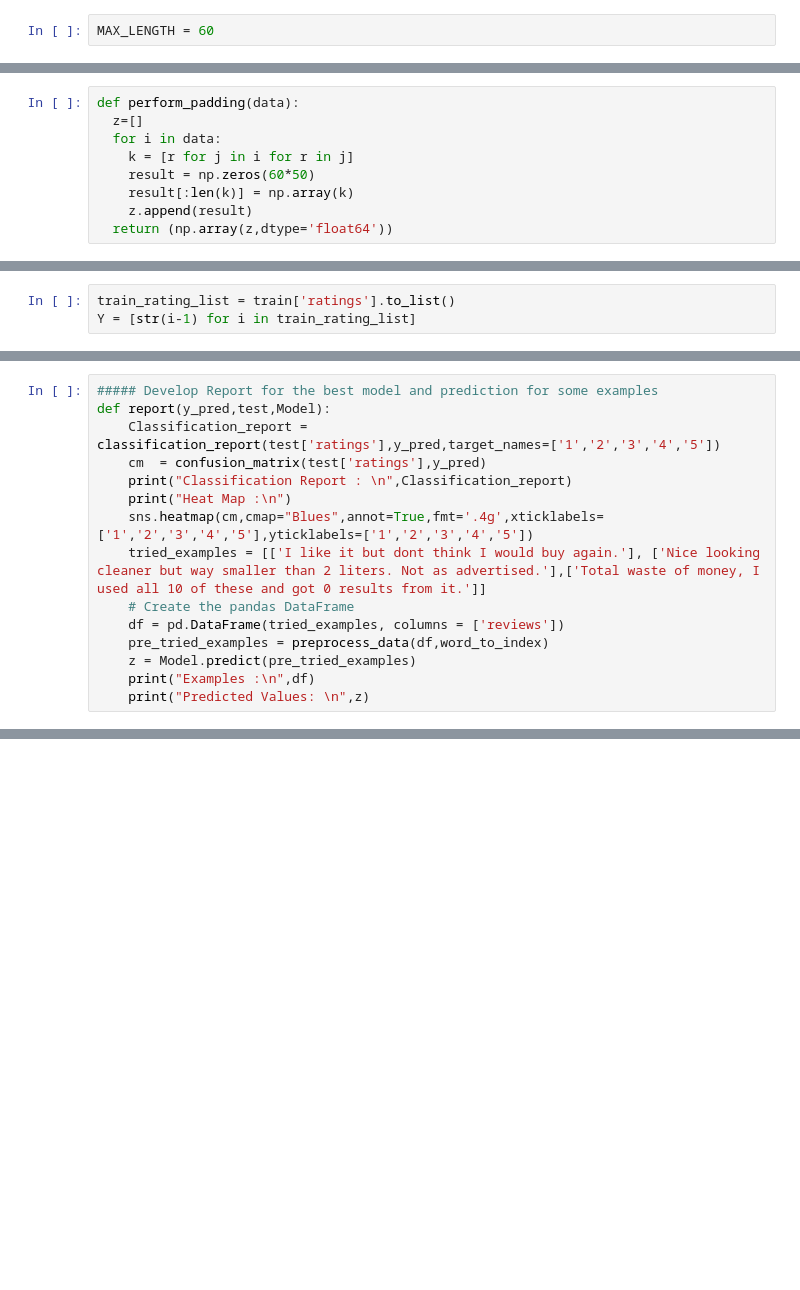
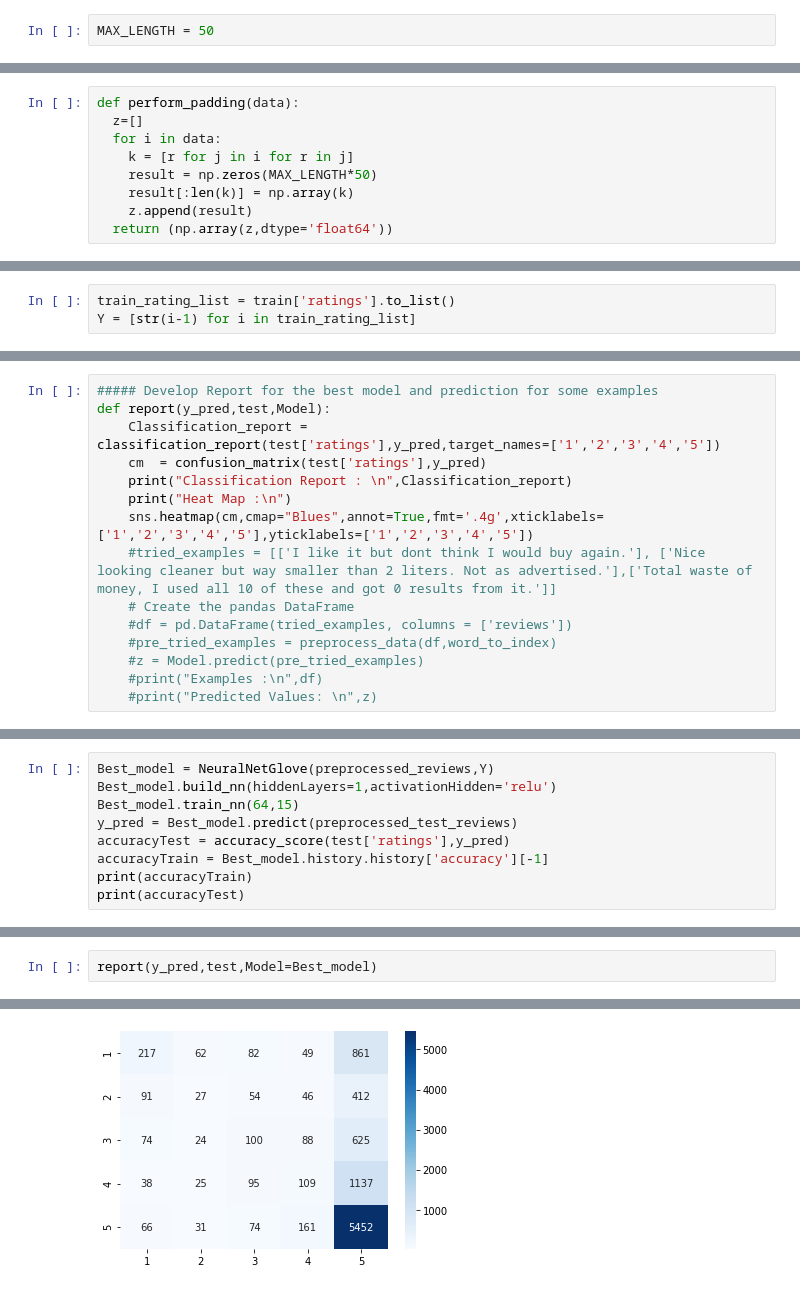
Before and after one commit to Manojbhadu/CS772-DL4NLP, a Jupyter notebook: Assignment2/Word2Vec.ipynb, the cells around one changed output, grey strips where cells are left out. Cells and saved outputs as stored; diff of their text form; blank space fills up the shorter version.

```diff
--- a/Assignment2/Word2Vec.ipynb
+++ b/Assignment2/Word2Vec.ipynb
@@ -94,7 +105,7 @@ def get_dicts(train):
 # wordMap = gloveVector()
 # vocabSize = len(word_to_index)
 # %%
-MAX_LENGTH = 60
+MAX_LENGTH = 50
 # %%
 # def embeddingMatrix():
 #     vocab_len = len(word_to_index)
@@ -117,7 +128,7 @@ def perform_padding(data):
   z=[]
   for i in data:
     k = [r for j in i for r in j]
-    result = np.zeros(60*50)
+    result = np.zeros(MAX_LENGTH*50)
     result[:len(k)] = np.array(k)
     z.append(result)
   return (np.array(z,dtype='float64'))
@@ -223,10 +235,10 @@ def report(y_pred,test,Model):
     print("Classification Report : \n",Classification_report)
     print("Heat Map :\n")
     sns.heatmap(cm,cmap="Blues",annot=True,fmt='.4g',xticklabels=['1','2','3','4','5'],yticklabels=['1','2','3','4','5'])
-    tried_examples = [['I like it but dont think I would buy again.'], ['Nice looking cleaner but way smaller than 2 liters. Not as advertised.'],['Total waste of money, I used all 10 of these and got 0 results from it.']]
+    #tried_examples = [['I like it but dont think I would buy again.'], ['Nice looking cleaner but way smaller than 2 liters. Not as advertised.'],['Total waste of money, I used all 10 of these and got 0 results from it.']]
     # Create the pandas DataFrame
-    df = pd.DataFrame(tried_examples, columns = ['reviews'])
-    pre_tried_examples = preprocess_data(df,word_to_index)
-    z = Model.predict(pre_tried_examples)
-    print("Examples :\n",df)
-    print("Predicted Values: \n",z)
+    #df = pd.DataFrame(tried_examples, columns = ['reviews'])
+    #pre_tried_examples = preprocess_data(df,word_to_index)
+    #z = Model.predict(pre_tried_examples)
+    #print("Examples :\n",df)
+    #print("Predicted Values: \n",z)
@@ -252,0 +302,9 @@ Epoch 1/15
+# %%
+Best_model = NeuralNetGlove(preprocessed_reviews,Y)
+Best_model.build_nn(hiddenLayers=1,activationHidden='relu')
+Best_model.train_nn(64,15)
+y_pred = Best_model.predict(preprocessed_test_reviews)
+accuracyTest = accuracy_score(test['ratings'],y_pred)
+accuracyTrain = Best_model.history.history['accuracy'][-1]
+print(accuracyTrain)
+print(accuracyTest)
@@ -252,0 +331,3 @@ Epoch 1/15
+# %%
+report(y_pred,test,Model=Best_model)
+# %% [output]
@@ -252,0 +348 @@ Epoch 1/15
+[figure, added]
```
Also changed, not shown: parts of 30 cells of this notebook.
